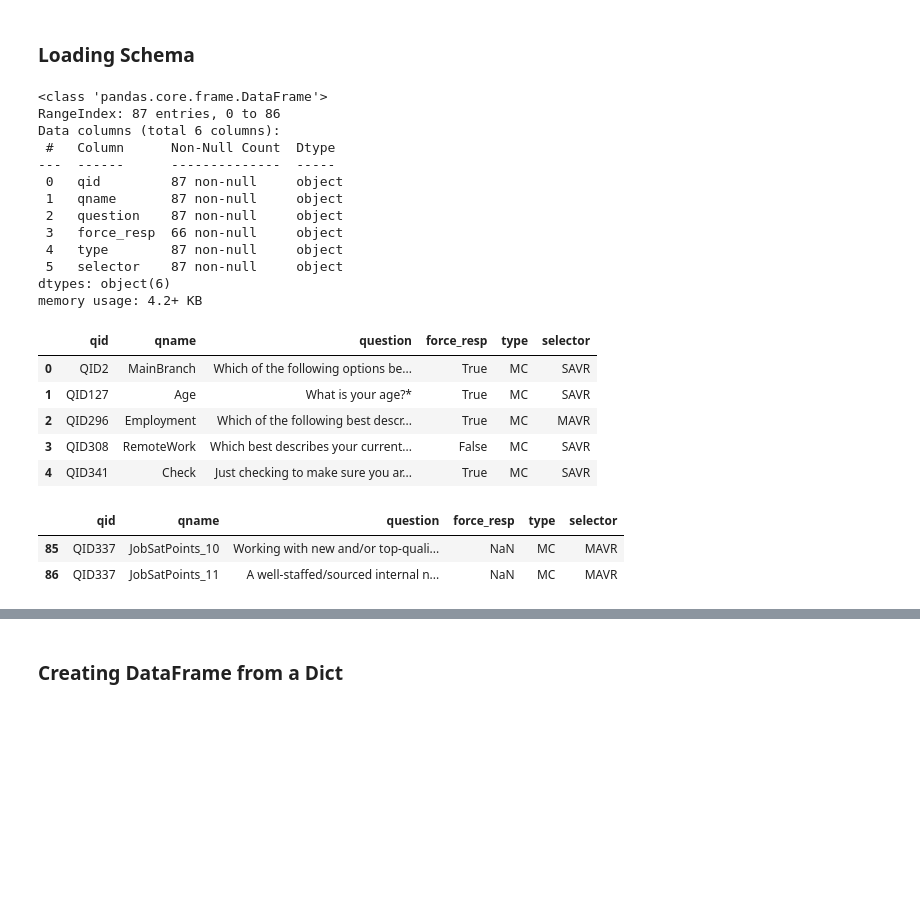
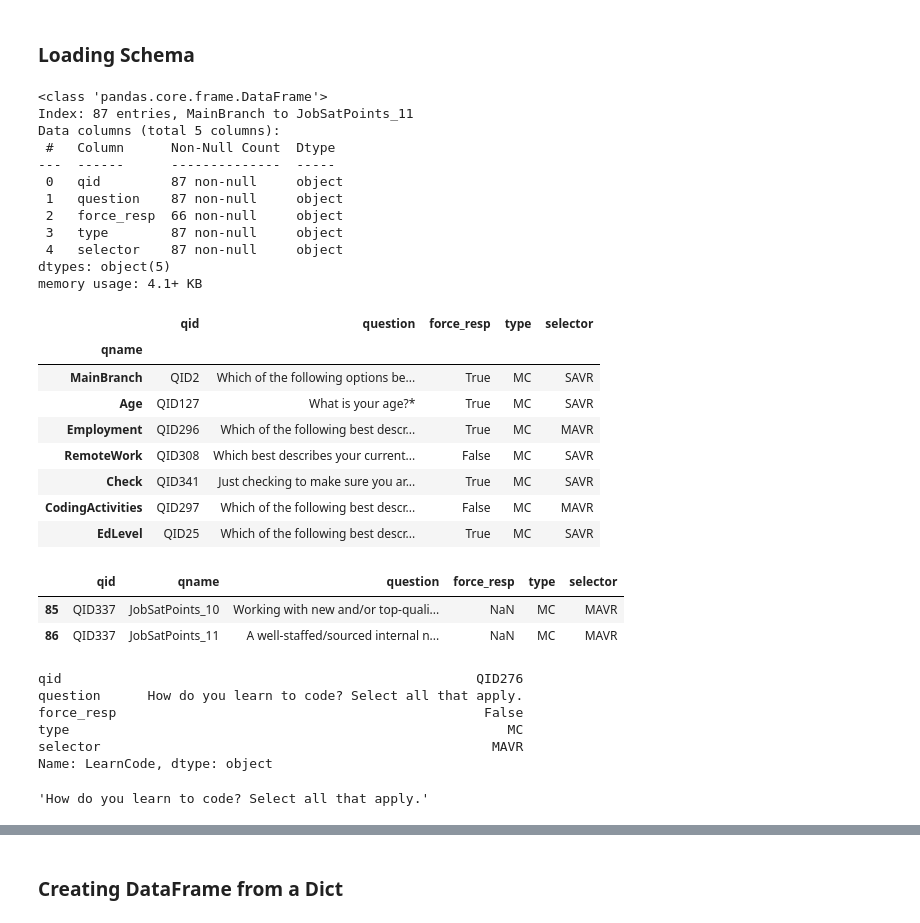
Before and after one commit to disooqi/learn-Pandas, a Jupyter notebook: Pandas Demo.ipynb, the cells around one changed output, grey strips where cells are left out. Drawn from its saved outputs; the diff is of its cells as text; code cells hidden in the pictures; blank space fills up the shorter version.

```diff
--- a/Pandas Demo.ipynb
+++ b/Pandas Demo.ipynb
@@ -18,6 +19,6 @@ dtypes: float64(13), int64(1), object(100)
 memory usage: 56.9+ MB
 # %%
 pd.set_option('display.max_columns', 114)
-pd.set_option('display.max_rows', 1)
-df
+# pd.set_option('display.max_rows', 1)
+df.head(3)
 # %% [output]
@@ -27,34 +41,49 @@ df
 # %% [markdown]
 ### Loading Schema
 # %%
-schema_df = pd.read_csv("./data/survey_results_schema.csv")
+schema_df = pd.read_csv("./data/survey_results_schema.csv", index_col='qname')
 schema_df.info()
 # %% [output]
 <class 'pandas.core.frame.DataFrame'>
-RangeIndex: 87 entries, 0 to 86
-Data columns (total 6 columns):
+Index: 87 entries, MainBranch to JobSatPoints_11
+Data columns (total 5 columns):
  #   Column      Non-Null Count  Dtype
 ---  ------      --------------  -----
  0   qid         87 non-null     object
- 1   qname       87 non-null     object
- 2   question    87 non-null     object
- 3   force_resp  66 non-null     object
- 4   type        87 non-null     object
- 5   selector    87 non-null     object
-dtypes: object(6)
-memory usage: 4.2+ KB
+ 1   question    87 non-null     object
+ 2   force_resp  66 non-null     object
+ 3   type        87 non-null     object
+ 4   selector    87 non-null     object
+dtypes: object(5)
+memory usage: 4.1+ KB
 # %%
-schema_df.head(5)
+schema_df.head(7)
 # %% [output]
-|  | qid | qname | question | force_resp | type | selector |
-| 0 | QID2 | MainBranch | Which of the following options be... | True | MC | SAVR |
-| 1 | QID127 | Age | What is your age?* | True | MC | SAVR |
-| 2 | QID296 | Employment | Which of the following best descr... | True | MC | MAVR |
-| 3 | QID308 | RemoteWork | Which best describes your current... | False | MC | SAVR |
-| 4 | QID341 | Check | Just checking to make sure you ar... | True | MC | SAVR |
+|  | qid | question | force_resp | type | selector |
+| qname |  |  |  |  |  |
+| MainBranch | QID2 | Which of the following options be... | True | MC | SAVR |
+| Age | QID127 | What is your age?* | True | MC | SAVR |
+| Employment | QID296 | Which of the following best descr... | True | MC | MAVR |
+| RemoteWork | QID308 | Which best describes your current... | False | MC | SAVR |
+| Check | QID341 | Just checking to make sure you ar... | True | MC | SAVR |
+| CodingActivities | QID297 | Which of the following best descr... | False | MC | MAVR |
+| EdLevel | QID25 | Which of the following best descr... | True | MC | SAVR |
 # %%
 schema_df.tail(2)
 # %% [output]
 |  | qid | qname | question | force_resp | type | selector |
 | 85 | QID337 | JobSatPoints_10 | Working with new and/or top-quali... | NaN | MC | MAVR |
 | 86 | QID337 | JobSatPoints_11 | A well-staffed/sourced internal n... | NaN | MC | MAVR |
+# %%
+schema_df.loc['LearnCode']
+# %% [output]
+qid                                                     QID276
+question      How do you learn to code? Select all that apply.
+force_resp                                               False
+type                                                        MC
+selector                                                  MAVR
+Name: LearnCode, dtype: object
+# %%
+schema_df.loc['LearnCode', 'question']
+# %% [output]
+'How do you learn to code? Select all that apply.'
```
Also changed, not shown: parts of 5 cells of this notebook, 1 other file.
